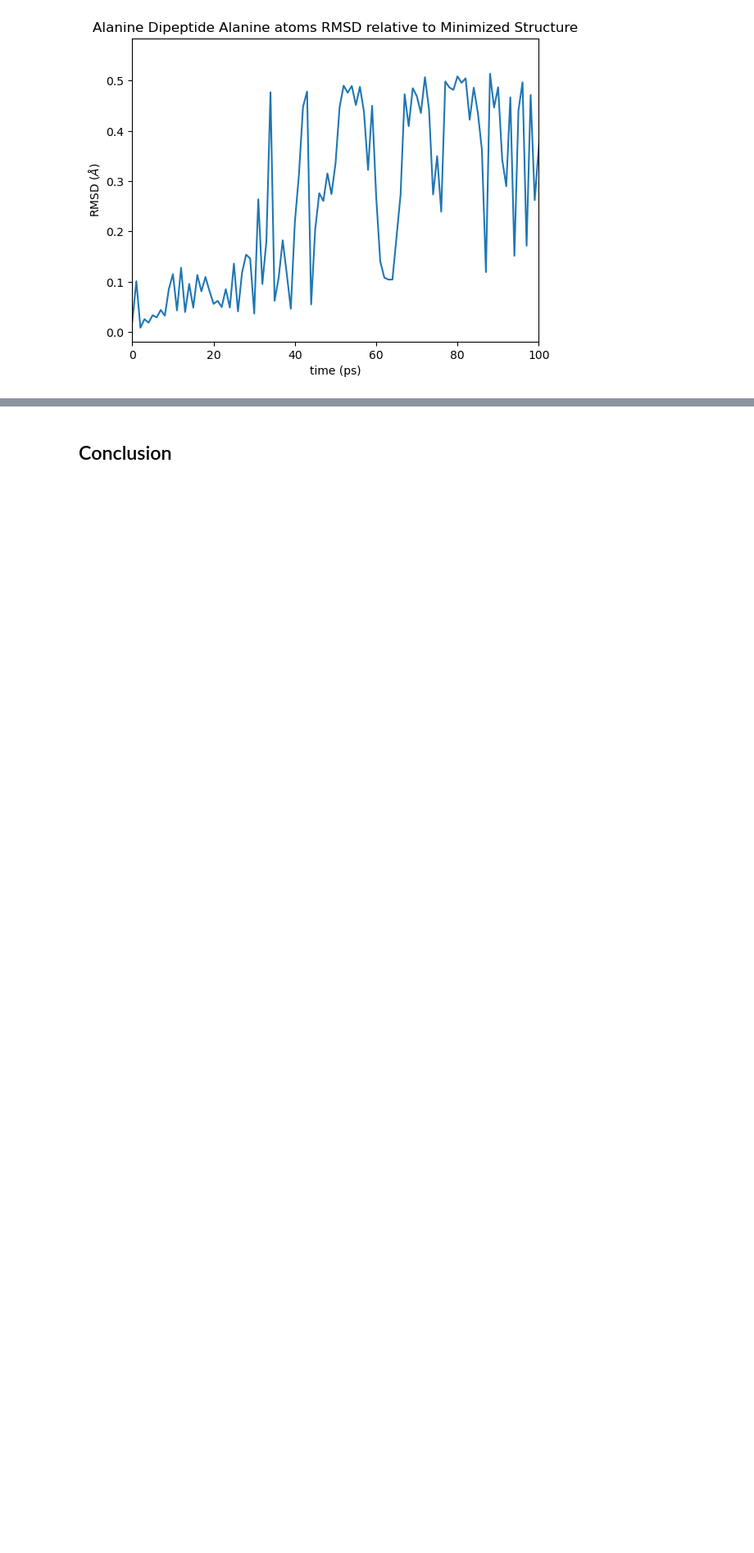
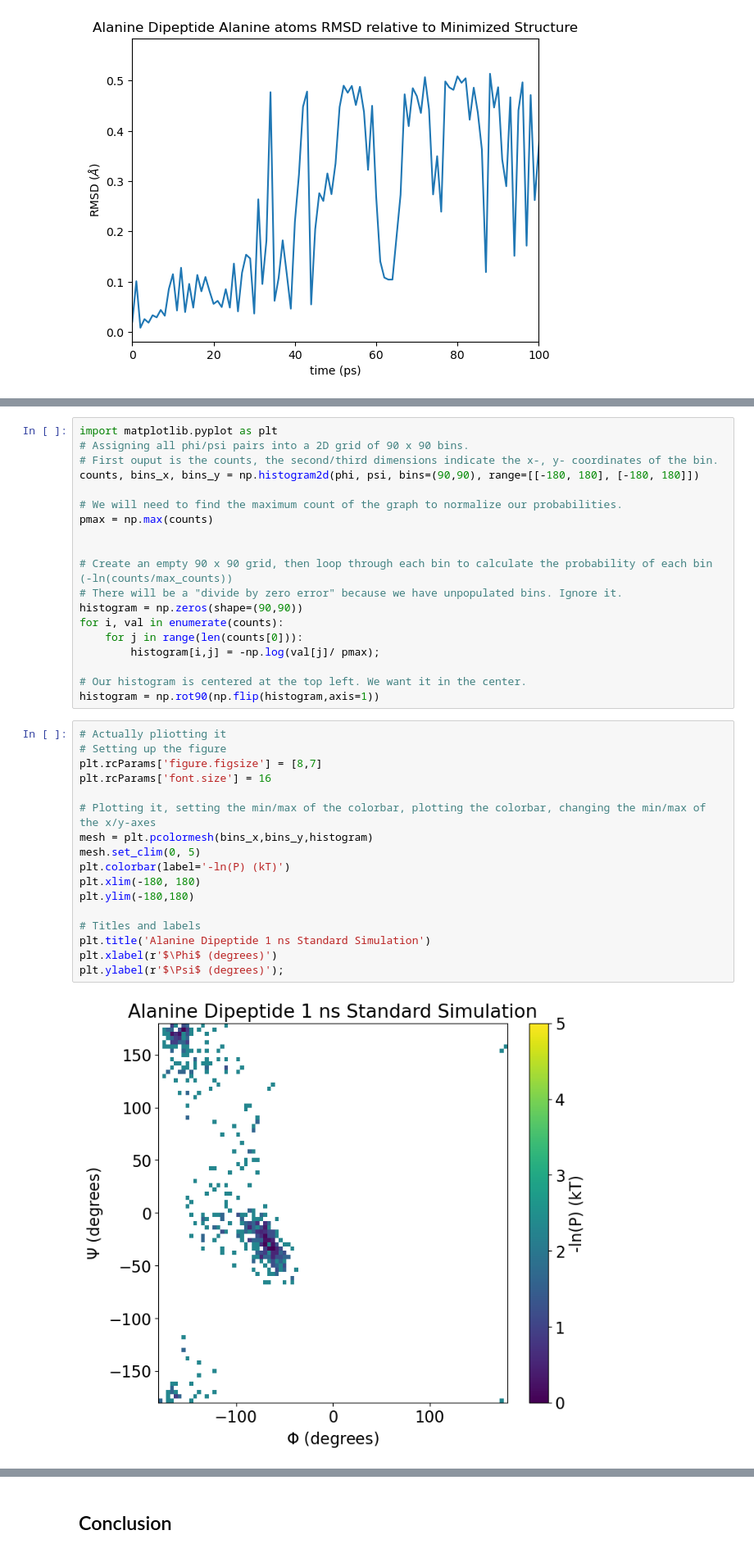
Before and after one commit to jeremyleung521/drug-design2025, a Jupyter notebook: alanine-dipeptide/DiAla_Tut.ipynb, the cells around one changed output, grey strips where cells are left out. Shown at 82% size. Saved outputs shown, nothing was run; the diff lists cells and outputs as text; blank space fills up the shorter version.

```diff
--- a/alanine-dipeptide/DiAla_Tut.ipynb
+++ b/alanine-dipeptide/DiAla_Tut.ipynb
@@ -557,0 +607,38 @@ In this example, there is no significant conformational change in the positions
+# %%
+import matplotlib.pyplot as plt
+# Assigning all phi/psi pairs into a 2D grid of 90 x 90 bins.
+# First ouput is the counts, the second/third dimensions indicate the x-, y- coordinates of the bin.
+counts, bins_x, bins_y = np.histogram2d(phi, psi, bins=(90,90), range=[[-180, 180], [-180, 180]])
+
+# We will need to find the maximum count of the graph to normalize our probabilities.
+pmax = np.max(counts)
+
+
+# Create an empty 90 x 90 grid, then loop through each bin to calculate the probability of each bin (-ln(counts/max_counts))
+# There will be a "divide by zero error" because we have unpopulated bins. Ignore it.
+histogram = np.zeros(shape=(90,90))
+for i, val in enumerate(counts):
+    for j in range(len(counts[0])):
+        histogram[i,j] = -np.log(val[j]/ pmax);
+
+# Our histogram is centered at the top left. We want it in the center.
+histogram = np.rot90(np.flip(histogram,axis=1))
+# %%
+# Actually pliotting it
+# Setting up the figure
+plt.rcParams['figure.figsize'] = [8,7]
+plt.rcParams['font.size'] = 16
+
+# Plotting it, setting the min/max of the colorbar, plotting the colorbar, changing the min/max of the x/y-axes
+mesh = plt.pcolormesh(bins_x,bins_y,histogram)
+mesh.set_clim(0, 5)
+plt.colorbar(label='-ln(P) (kT)')
+plt.xlim(-180, 180)
+plt.ylim(-180,180)
+
+# Titles and labels
+plt.title('Alanine Dipeptide 1 ns Standard Simulation')
+plt.xlabel(r'$\Phi$ (degrees)')
+plt.ylabel(r'$\Psi$ (degrees)');
+# %% [output]
+[figure, added]
```
Also changed, not shown: parts of 13 cells of this notebook, 1 other file.
